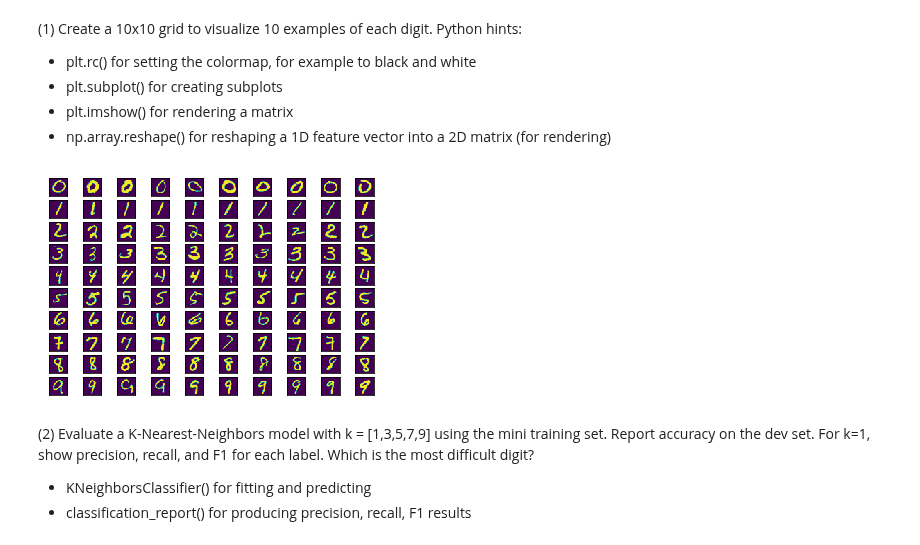
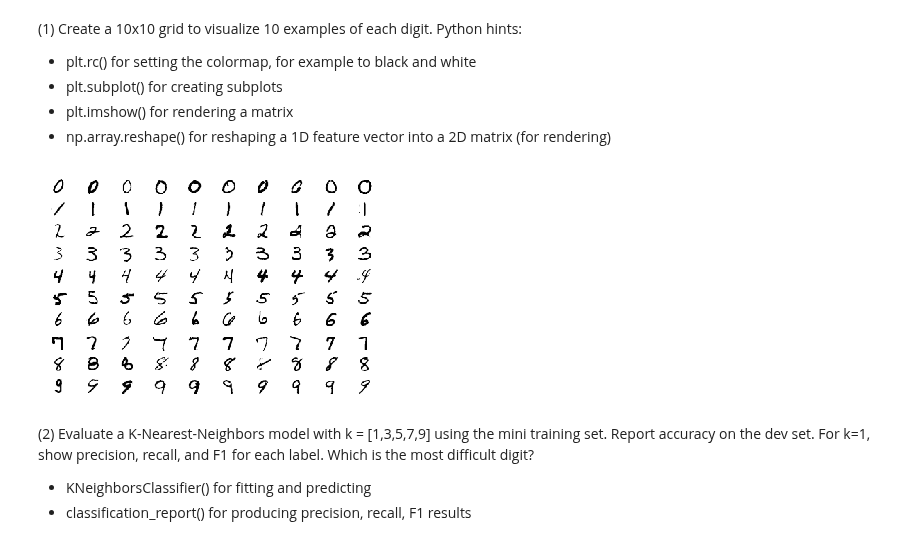
Before and after one commit to kevinhanna/W207_Projects, a Jupyter notebook: Kevin_Hanna_p1.ipynb, the cells around one changed output. Saved outputs shown, nothing was run; the diff lists cells and outputs as text; code cells hidden in the pictures.

```diff
--- a/Kevin_Hanna_p1.ipynb
+++ b/Kevin_Hanna_p1.ipynb
@@ -72,40 +72,39 @@ label shape: (70000,)
 - np.array.reshape() for reshaping a 1D feature vector into a 2D matrix (for rendering)
 # %%
 import random
+
 def P1(num_examples=10):
     ### STUDENT START ###
 
     # For each digit 0 through 9
     for digit in range(10):
         # get num_examples indices of digit from Y
         X_digit = np.where( Y == str(digit))[0]
         digit_index = X_digit[random.sample(range(len(X_digit)), num_examples)]
 
         # fetch, format and plot each digit
         for example_digit_idx in range(len(digit_index)):
             example_digit = X[digit_index][example_digit_idx]
 
             # Convert to 28x28 matrix
             matrix_digit = example_digit.reshape(28,28)
 
             # Specify subplot location
             axes = plt.subplot(10, num_examples,
                                digit*num_examples + example_digit_idx+1,
-                               xticks=[], yticks=[]
+                               xticks=[], yticks=[], frame_on=False
                               )
-
             # Plot it
-            axes.imshow(matrix_digit)
+            axes.imshow(matrix_digit, cmap='Greys',  interpolation='nearest')
 
     plt.show()
-
 
 ### STUDENT END ###
 
 
 P1(10)
 # %% [output]
-[figure, old version]
+[figure, new version]
 # %% [markdown]
 (2) Evaluate a K-Nearest-Neighbors model with k = [1,3,5,7,9] using the mini training set. Report accuracy on the dev set. For k=1, show precision, recall, and F1 for each label. Which is the most difficult digit?
 
```
Also changed, not shown: parts of 20 cells of this notebook.
